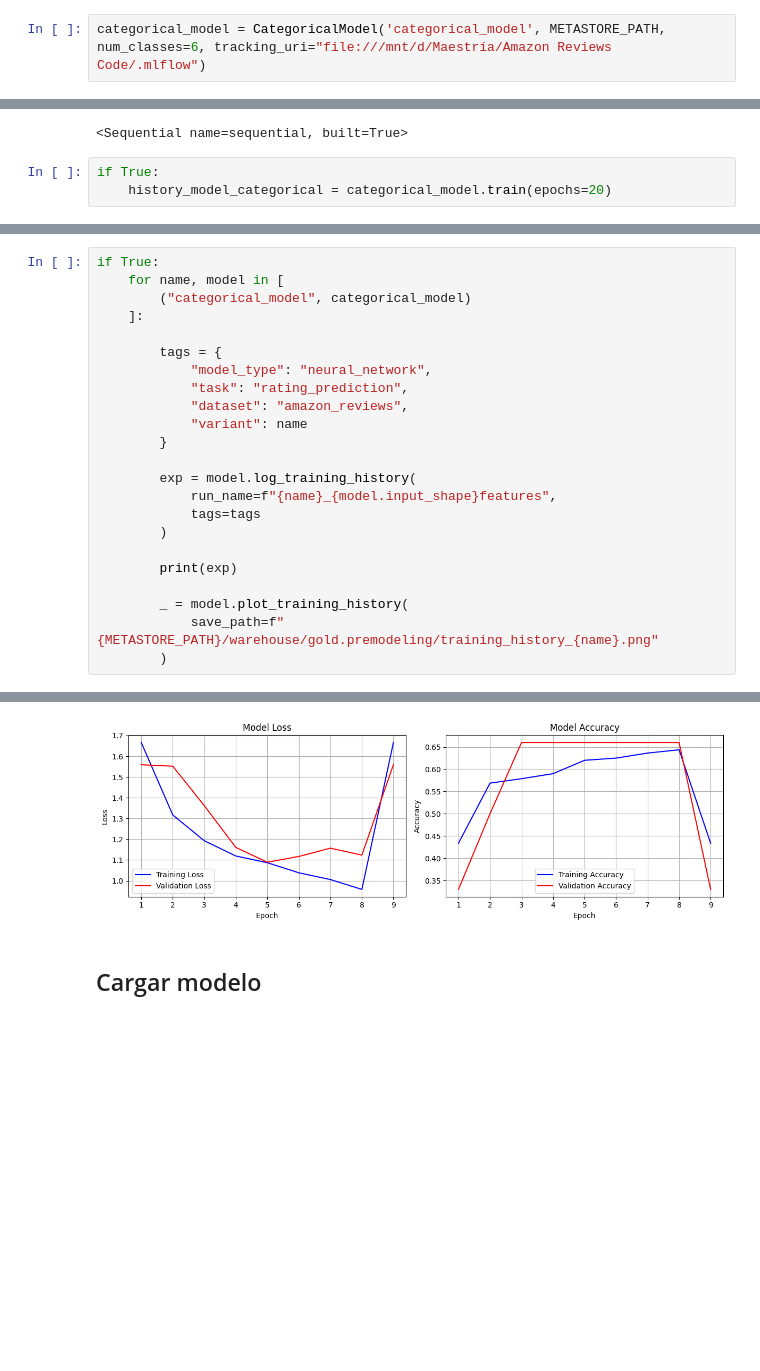
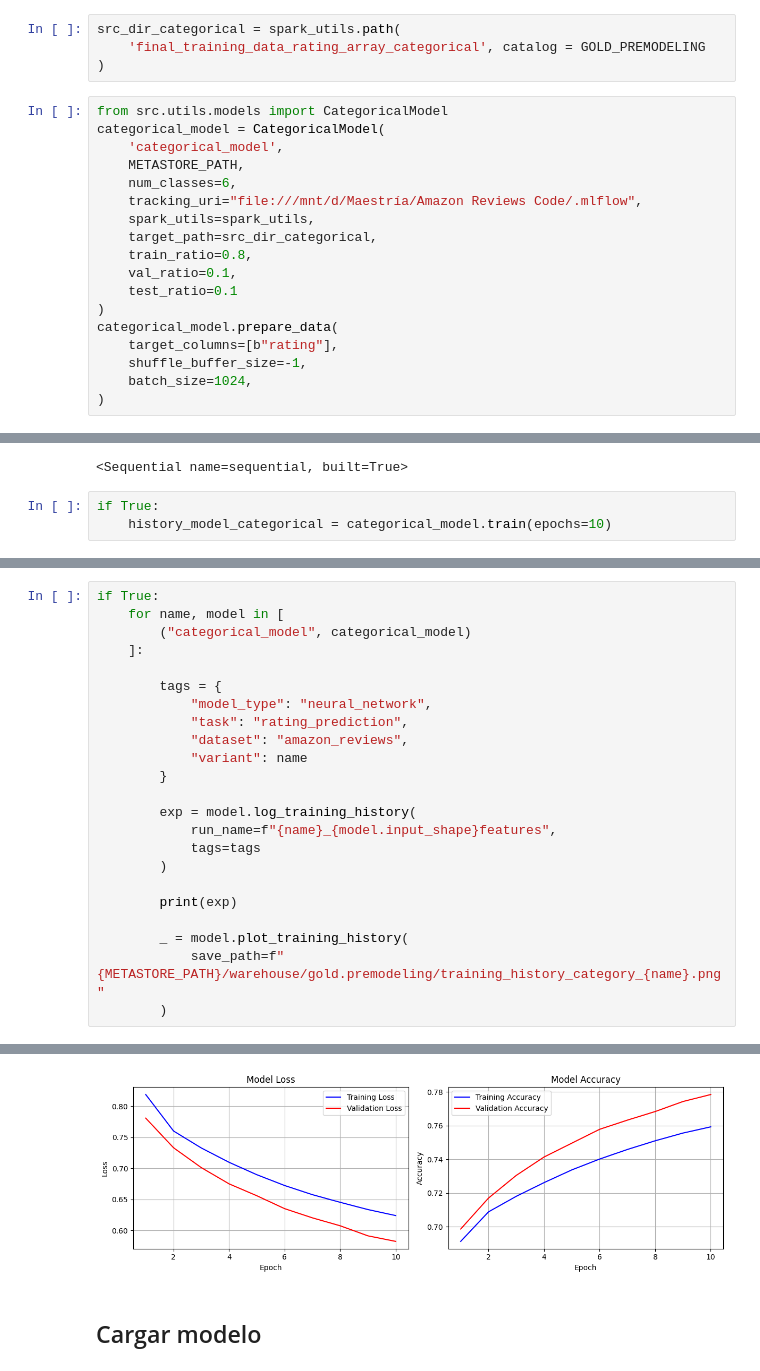
Before and after one commit to UIdealist/products-viability-analysis, a Jupyter notebook: src/gold/training/categorical_model.ipynb, the cells around one changed output, grey strips where cells are left out. Cells and saved outputs as stored; diff of their text form; blank space fills up the shorter version.

```diff
--- a/src/gold/training/categorical_model.ipynb
+++ b/src/gold/training/categorical_model.ipynb
@@ -135,2 +118,22 @@ from src.utils.models import CategoricalModel
+# %%
+src_dir_categorical = spark_utils.path(
+    'final_training_data_rating_array_categorical', catalog = GOLD_PREMODELING
+)
 # %%
-categorical_model = CategoricalModel('categorical_model', METASTORE_PATH, num_classes=6, tracking_uri="file:///mnt/d/Maestría/Amazon Reviews Code/.mlflow")
+from src.utils.models import CategoricalModel
+categorical_model = CategoricalModel(
+    'categorical_model',
+    METASTORE_PATH,
+    num_classes=6,
+    tracking_uri="file:///mnt/d/Maestría/Amazon Reviews Code/.mlflow",
+    spark_utils=spark_utils,
+    target_path=src_dir_categorical,
+    train_ratio=0.8,
+    val_ratio=0.1,
+    test_ratio=0.1
+)
+categorical_model.prepare_data(
+    target_columns=[b"rating"],
+    shuffle_buffer_size=-1,
+    batch_size=1024,
+)
@@ -149,5 +147,5 @@ categorical_model.create_model()
 <Sequential name=sequential, built=True>
 # %%
 if True:
-    history_model_categorical = categorical_model.train(epochs=20)
+    history_model_categorical = categorical_model.train(epochs=10)
 # %% [output]
@@ -209,6 +203,6 @@ if True:
         print(exp)
 
         _ = model.plot_training_history(
-            save_path=f"{METASTORE_PATH}/warehouse/gold.premodeling/training_history_{name}.png"
+            save_path=f"{METASTORE_PATH}/warehouse/gold.premodeling/training_history_category_{name}.png"
         )
 # %% [output]
@@ -220,4 +214,4 @@ Plot saved to /mnt/d/Maestría/Amazon Reviews Code/data/warehouse/gold.premodeli
-[figure, old version]
+[figure, new version]
 # %% [markdown]
 ## Cargar modelo
 # %%
```
Also changed, not shown: parts of 18 cells of this notebook, 22 other files.
